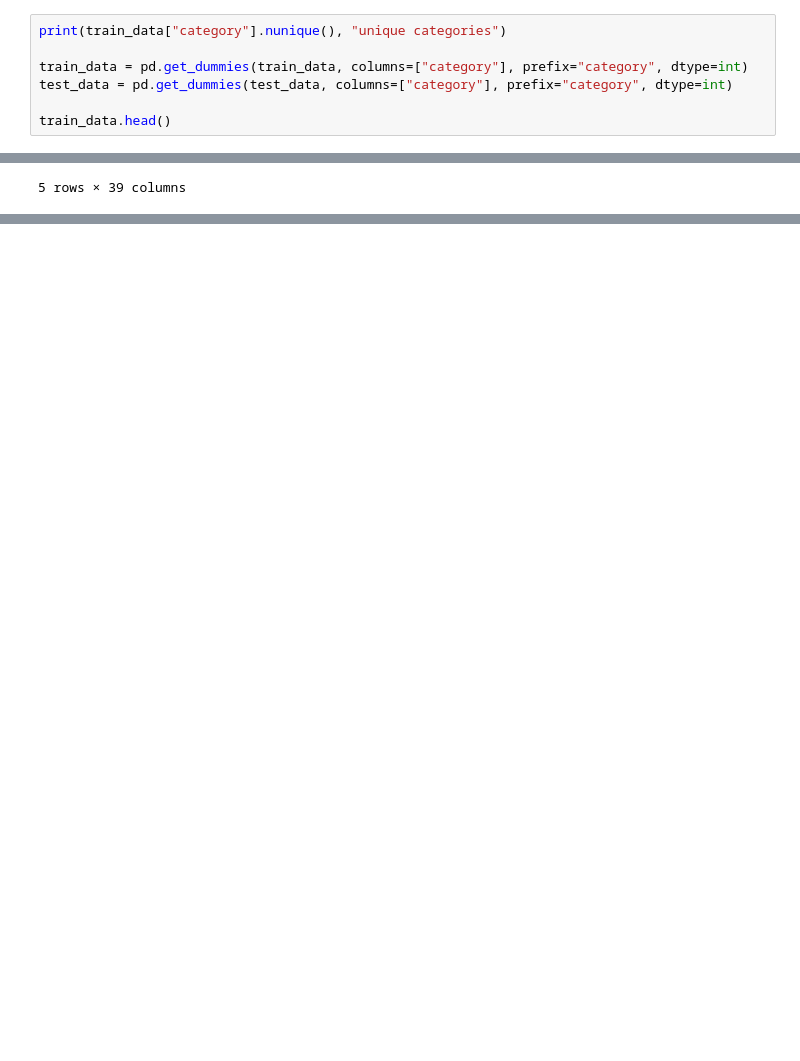
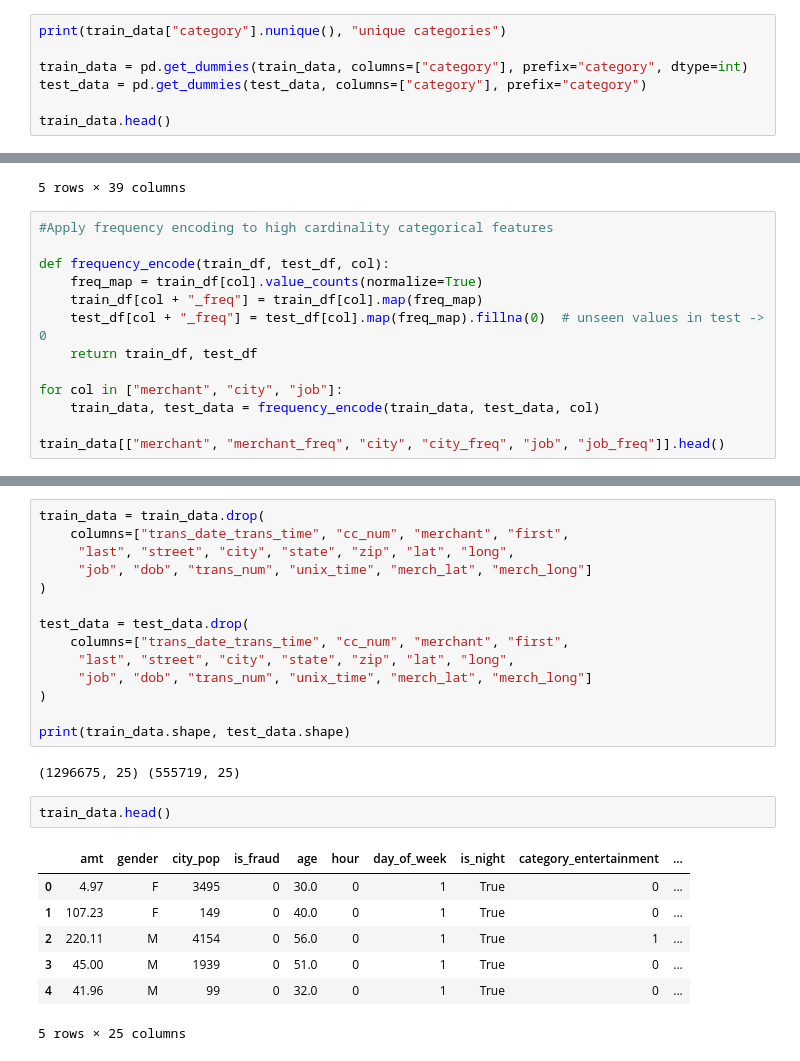
Before and after one commit to m7parikh/creditcard_fraud_model, a Jupyter notebook: FeatureEngineering.ipynb, the cells around one changed output, grey strips where cells are left out. Saved outputs shown, nothing was run; the diff lists cells and outputs as text; blank space fills up the shorter version.

Commit message:
Finished encoding, dropped unnecessary columns

```diff
--- a/FeatureEngineering.ipynb
+++ b/FeatureEngineering.ipynb
@@ -64,7 +64,7 @@ train_data[["trans_date_trans_time", "hour", "day_of_week", "is_night"]].head()
 print(train_data["category"].nunique(), "unique categories")
 
 train_data = pd.get_dummies(train_data, columns=["category"], prefix="category", dtype=int)
-test_data = pd.get_dummies(test_data, columns=["category"], prefix="category", dtype=int)
+test_data = pd.get_dummies(test_data, columns=["category"], prefix="category")
 
 train_data.head()
 # %% [output]
@@ -76,3 +76,16 @@ train_data.head()
 | 3 | 2019-01-01 00:01:16 | 3534093764340240 | fraud_Kutch, Hermiston and Farrell | 45.00 | Jeremy | White | M | 9443 Cynthia Court Apt. 038 | Boulder | ... |
 | 4 | 2019-01-01 00:03:06 | 375534208663984 | fraud_Keeling-Crist | 41.96 | Tyler | Garcia | M | 408 Bradley Rest | Doe Hill | ... |
 5 rows × 39 columns
+# %%
+#Apply frequency encoding to high cardinality categorical features
+
+def frequency_encode(train_df, test_df, col):
+    freq_map = train_df[col].value_counts(normalize=True)
+    train_df[col + "_freq"] = train_df[col].map(freq_map)
+    test_df[col + "_freq"] = test_df[col].map(freq_map).fillna(0)  # unseen values in test -> 0
+    return train_df, test_df
+
+for col in ["merchant", "city", "job"]:
+    train_data, test_data = frequency_encode(train_data, test_data, col)
+
+train_data[["merchant", "merchant_freq", "city", "city_freq", "job", "job_freq"]].head()
@@ -78,0 +99,26 @@ train_data.head()
+# %%
+train_data = train_data.drop(
+    columns=["trans_date_trans_time", "cc_num", "merchant", "first",
+     "last", "street", "city", "state", "zip", "lat", "long",
+     "job", "dob", "trans_num", "unix_time", "merch_lat", "merch_long"]
+)
+
+test_data = test_data.drop(
+    columns=["trans_date_trans_time", "cc_num", "merchant", "first",
+     "last", "street", "city", "state", "zip", "lat", "long",
+     "job", "dob", "trans_num", "unix_time", "merch_lat", "merch_long"]
+)
+
+print(train_data.shape, test_data.shape)
+# %% [output]
+(1296675, 25) (555719, 25)
+# %%
+train_data.head()
+# %% [output]
+|  | amt | gender | city_pop | is_fraud | age | hour | day_of_week | is_night | category_entertainment | ... |
+| 0 | 4.97 | F | 3495 | 0 | 30.0 | 0 | 1 | True | 0 | ... |
+| 1 | 107.23 | F | 149 | 0 | 40.0 | 0 | 1 | True | 0 | ... |
+| 2 | 220.11 | M | 4154 | 0 | 56.0 | 0 | 1 | True | 1 | ... |
+| 3 | 45.00 | M | 1939 | 0 | 51.0 | 0 | 1 | True | 0 | ... |
+| 4 | 41.96 | M | 99 | 0 | 32.0 | 0 | 1 | True | 0 | ... |
+5 rows × 25 columns
```
Also changed, not shown: parts of 3 cells of this notebook.
